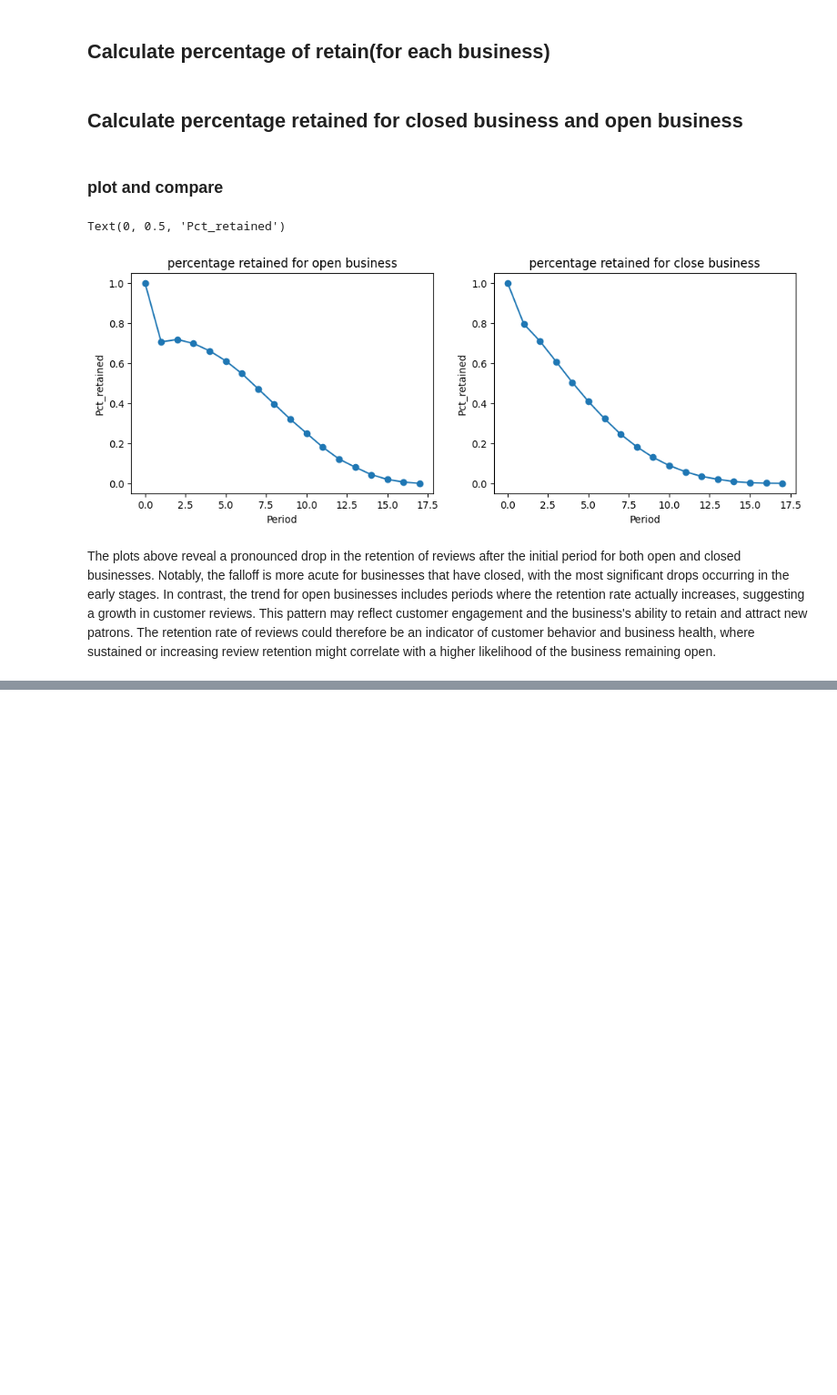
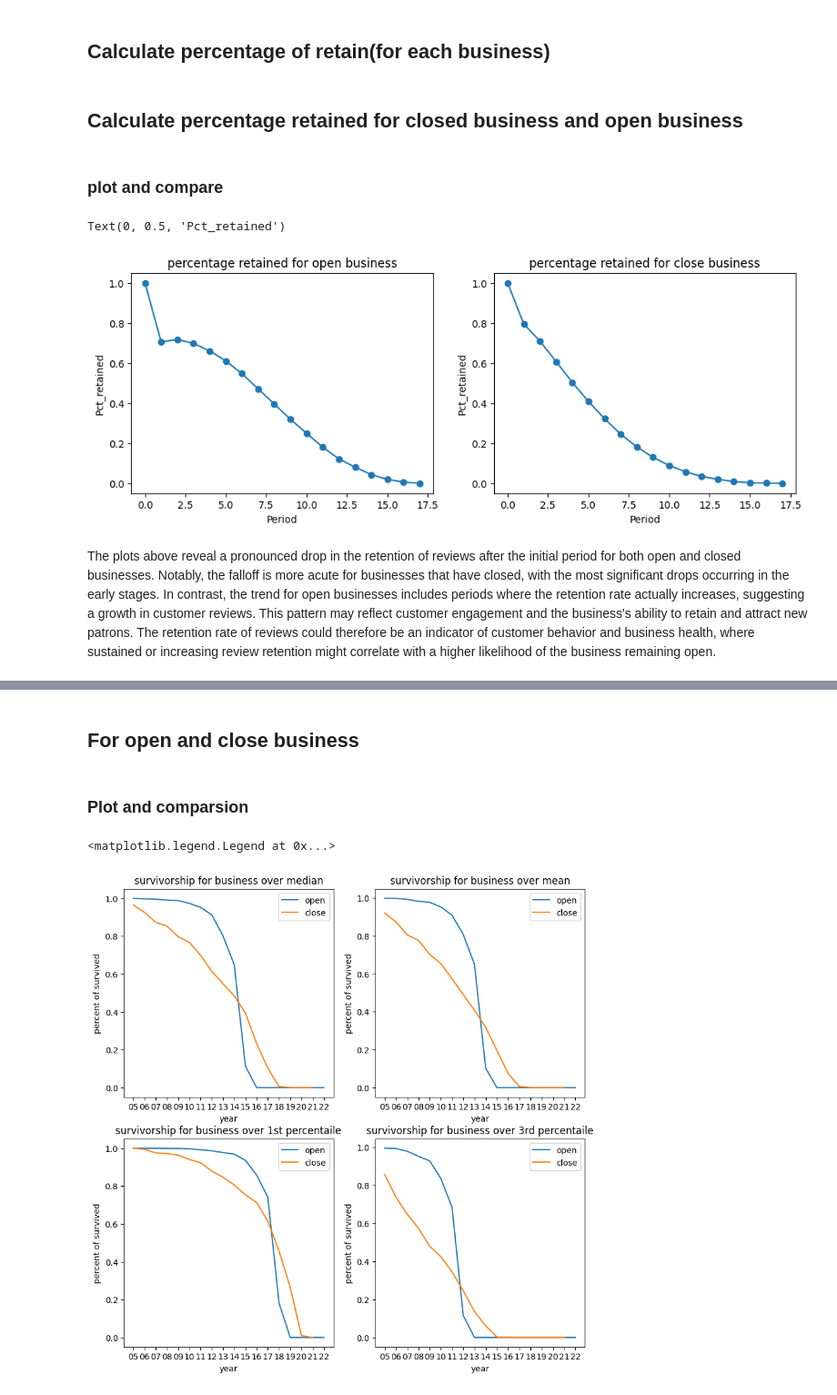
Before and after one commit to Dyouvrean/Yelp-Business-Analysis, a Jupyter notebook: Cohort.ipynb, the cells around one changed output, grey strips where cells are left out. Shown: that part at 91% size. Saved outputs shown, nothing was run; the diff lists cells and outputs as text; code cells hidden in the pictures; blank space fills up the shorter version.

```diff
--- a/Cohort.ipynb
+++ b/Cohort.ipynb
@@ -109,0 +125,7 @@ The plots above reveal a pronounced drop in the retention of reviews after the i
+# %%
+def get_level(df_sur_data):
+    med = df_sur_data["interval"].describe()["50%"]
+    avg = df_sur_data["interval"].describe()["mean"]
+    qan1 = df_sur_data["interval"].describe()["25%"]
+    qan3 = df_sur_data["interval"].describe()["75%"]
+    return med,avg,qan1,qan3
@@ -109,0 +177,49 @@ The plots above reveal a pronounced drop in the retention of reviews after the i
+# %% [markdown]
+## For open and close business
+# %%
+open_businesses = df_merge[df_merge.is_open==1]
+df_sur_data = get_interval(open_businesses)
+med,avg,qan1,qan3 = get_level(df_sur_data)
+df_sur_open = get_pct_sur(df_sur_data,med,avg,qan1,qan3)
+
+close_businesses = df_merge[df_merge.is_open==0]
+df_sur_data = get_interval(close_businesses)
+med,avg,qan1,qan3 = get_level(df_sur_data)
+df_sur_close = get_pct_sur(df_sur_data,med,avg,qan1,qan3)
+# %% [markdown]
+### Plot and comparsion
+# %%
+fig, axs = plt.subplots(2, 2, figsize=(10, 10))
+# Plot on the first subplot
+axs[0,0].plot(df_sur_open["year"],df_sur_open['pct_med'], label='open')
+axs[0,0].plot(df_sur_close["year"],df_sur_close['pct_med'], label='close')
+axs[0,0].set_title('survivorship for business over median')
+axs[0,0].set_xlabel('year')
+axs[0,0].set_ylabel('percent of survived')
+axs[0,0].legend()
+
+
+axs[0,1].plot(df_sur_open["year"],df_sur_open['pct_avg'], label='open')
+axs[0,1].plot(df_sur_close["year"],df_sur_close['pct_avg'], label='close')
+axs[0,1].set_title('survivorship for business over mean')
+axs[0,1].set_xlabel('year')
+axs[0,1].set_ylabel('percent of survived')
+axs[0,1].legend()
+
+
+axs[1,0].plot(df_sur_open["year"],df_sur_open['pct_qan1'], label='open')
+axs[1,0].plot(df_sur_close["year"],df_sur_close['pct_qan1'], label='close')
+axs[1,0].set_title('survivorship for business over 1st percentaile')
+axs[1,0].set_xlabel('year')
+axs[1,0].set_ylabel('percent of survived')
+axs[1,0].legend()
+
+axs[1,1].plot(df_sur_open["year"],df_sur_open['pct_qan3'], label='open')
+axs[1,1].plot(df_sur_close["year"],df_sur_close['pct_qan3'], label='close')
+axs[1,1].set_title('survivorship for business over 3rd percentaile')
+axs[1,1].set_xlabel('year')
+axs[1,1].set_ylabel('percent of survived')
+axs[1,1].legend()
+# %% [output]
+<matplotlib.legend.Legend at 0x...>
+[figure, added]
```
Also changed, not shown: parts of 11 cells of this notebook.
